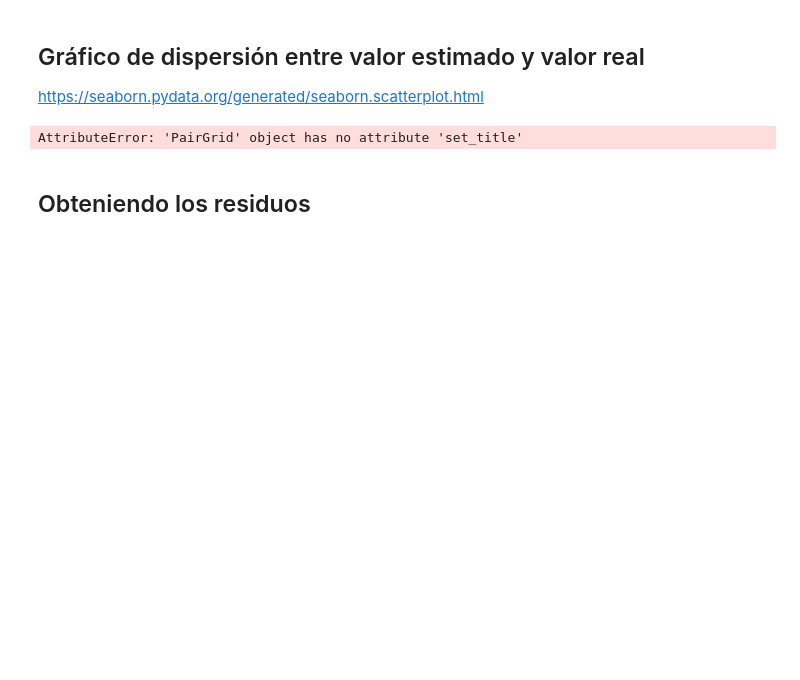
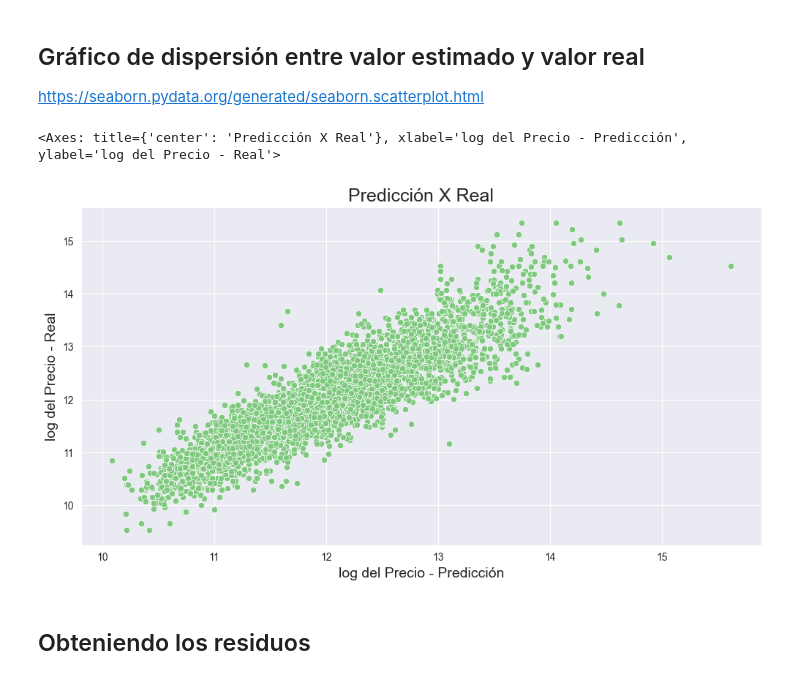
Before and after one commit to OctavioPinoRosas/Alura_Estadisticas_y_MachineLearning, a Jupyter notebook: RegrecionLineal-TecnicasAvanzadasDeModeado/Regresión_Lineal_II.ipynb, the cells around one changed output. Saved outputs shown, nothing was run; the diff lists cells and outputs as text; code cells hidden in the pictures; blank space fills up the shorter version.

Commit message:
5.4 Graphical analysis of the model results

```diff
--- a/RegrecionLineal-TecnicasAvanzadasDeModeado/Regresión_Lineal_II.ipynb
+++ b/RegrecionLineal-TecnicasAvanzadasDeModeado/Regresión_Lineal_II.ipynb
@@ -520,18 +520,21 @@ pd.DataFrame(data=np.append(modelo.intercept_,modelo.coef_),index=index,columns=
 <hr style='border: 2px solid red;'>
 # %% [markdown]
 ## Generando predicciones del modelo para los datos de ENTRENAMIENTO
+# %%
+y_predicho_train=modelo.predict(X_train)
 # %% [markdown]
 ## Gráfico de dispersión entre valor estimado y valor real
 
 https://seaborn.pydata.org/generated/seaborn.scatterplot.html
 # %%
-
+ax=sns.scatterplot(x=y_predicho_train,y=y_train)
 ax.figure.set_size_inches(12, 6)
 ax.set_title('Predicción X Real', fontsize=18)
 ax.set_xlabel('log del Precio - Predicción', fontsize=14)
 ax.set_ylabel('log del Precio - Real', fontsize=14)
 ax
 # %% [output]
-AttributeError: 'PairGrid' object has no attribute 'set_title'
+<Axes: title={'center': 'Predicción X Real'}, xlabel='log del Precio - Predicción', ylabel='log del Precio - Real'>
+[figure, added]
 # %% [markdown]
 ## Obteniendo los residuos
```
Also changed, not shown: parts of 2 cells of this notebook.
